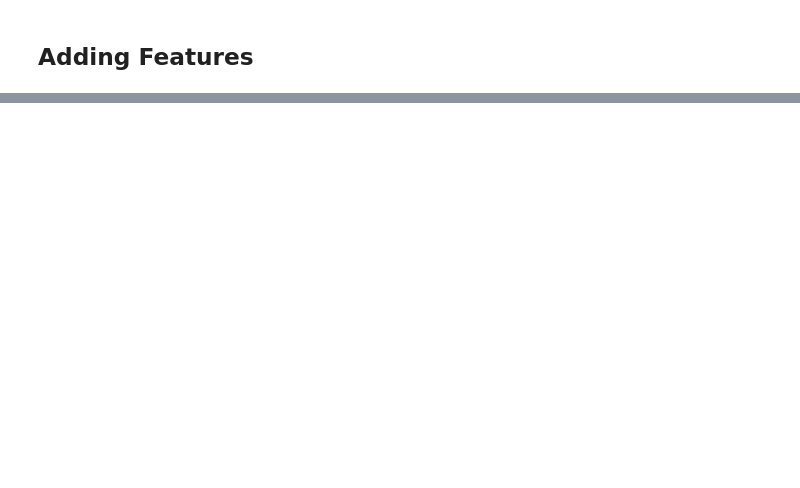
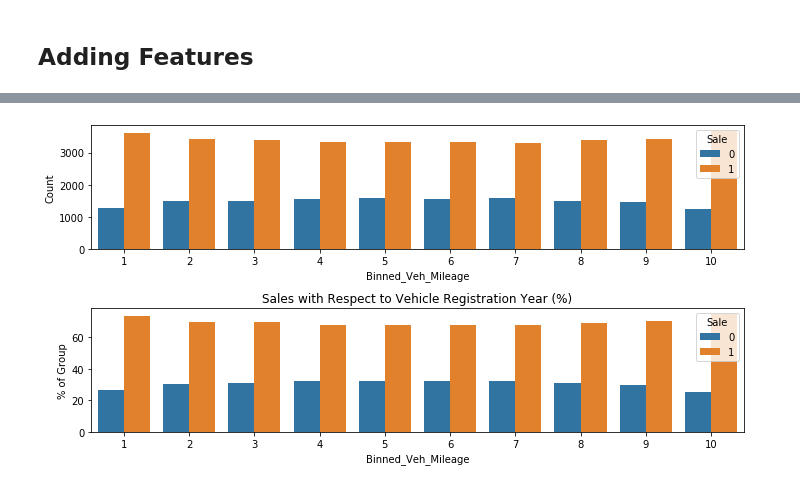
Before and after one commit to shaunmalti/hastings_direct, a Jupyter notebook: Notebook.ipynb, the cells around one changed output, grey strips where cells are left out. Cells and saved outputs as stored; diff of their text form; code cells hidden in the pictures; blank space fills up the shorter version.

```diff
--- a/Notebook.ipynb
+++ b/Notebook.ipynb
@@ -567,0 +678,17 @@ for index, row in grpd_df.iterrows():
+# %%
+df_bvm = df.groupby(['Binned_Veh_Mileage', 'Sale']).size().reset_index(name='Count')
+plt.figure(figsize=(10,5))
+plt.subplot(2,1,1)
+sns.barplot(x='Binned_Veh_Mileage', y='Count', hue='Sale', data=df_bvm)
+
+df_temp = df.groupby(['Binned_Veh_Mileage', 'Sale']).size().reset_index(name='Count')
+df_temp2 = df_temp.groupby(['Binned_Veh_Mileage', 'Sale']).agg({'Count': 'sum'})
+df_temp2 = df_temp2.groupby(level=0).apply(lambda x: 100 * x/float(x.sum())).reset_index()
+plt.subplot(2,1,2)
+ax = sns.barplot(x='Binned_Veh_Mileage', y='Count', hue='Sale', data=df_temp2)
+plt.ylabel('% of Group')
+plt.title('Sales with Respect to Vehicle Registration Year (%)')
+plt.tight_layout()
+plt.show()
+# %% [output]
+[figure, added]
```
Also changed, not shown: parts of 65 cells of this notebook.
